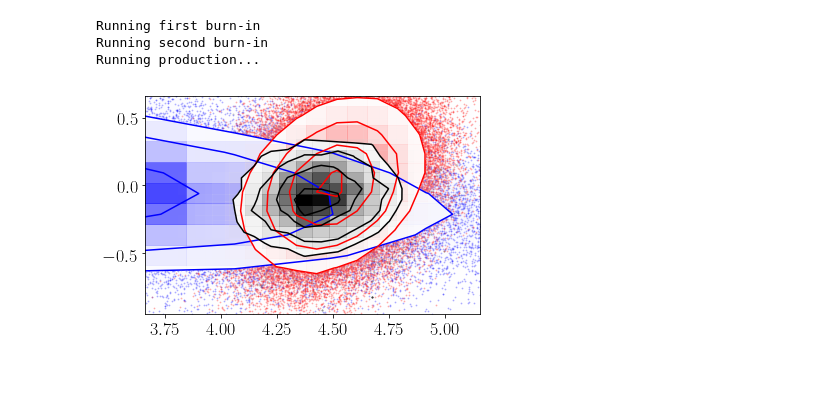
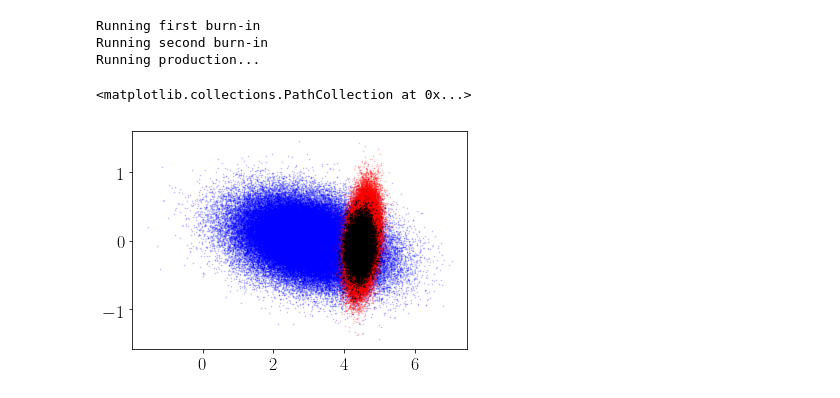
Before and after one commit to tmcclintock/GP_Importance_Sampler, a Jupyter notebook: notebooks/Example-two gaussians.ipynb, the cells around one changed output. Saved outputs shown, nothing was run; the diff lists cells and outputs as text; code cells hidden in the pictures.

```diff
--- a/notebooks/Example-two gaussians.ipynb
+++ b/notebooks/Example-two gaussians.ipynb
@@ -110,11 +110,10 @@ Running first burn-in
 Running second burn-in
 Running production...
 # %%
+testchain = sampler2.flatchain
 plt.scatter(chain[:,0], chain[:,1], c='b', s=0.5, alpha=0.2)
 plt.scatter(chain2[:,0], chain2[:,1], c='r', s=0.5, alpha=0.2)
-testchain = sampler2.flatchain
-corner.hist2d(chain[:,0], chain[:,1], color='b', plot_datapoints=1)
-corner.hist2d(chain2[:,0], chain2[:,1], color='r', plot_datapoints=1)
-corner.hist2d(testchain[:,0], testchain[:,1], color='black', plot_datapoints=1)
+plt.scatter(testchain[:,0], testchain[:,1], c='k', s=0.5, alpha=0.2)
 # %% [output]
+<matplotlib.collections.PathCollection at 0x...>
-[figure, old version]
+[figure, new version]
```
Also changed, not shown: parts of 5 cells of this notebook, 2 other files.
